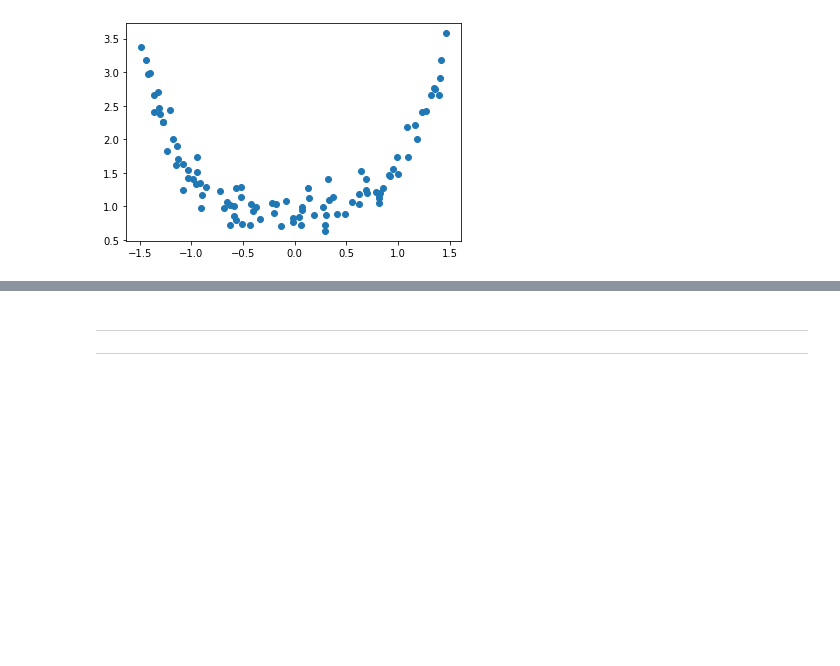
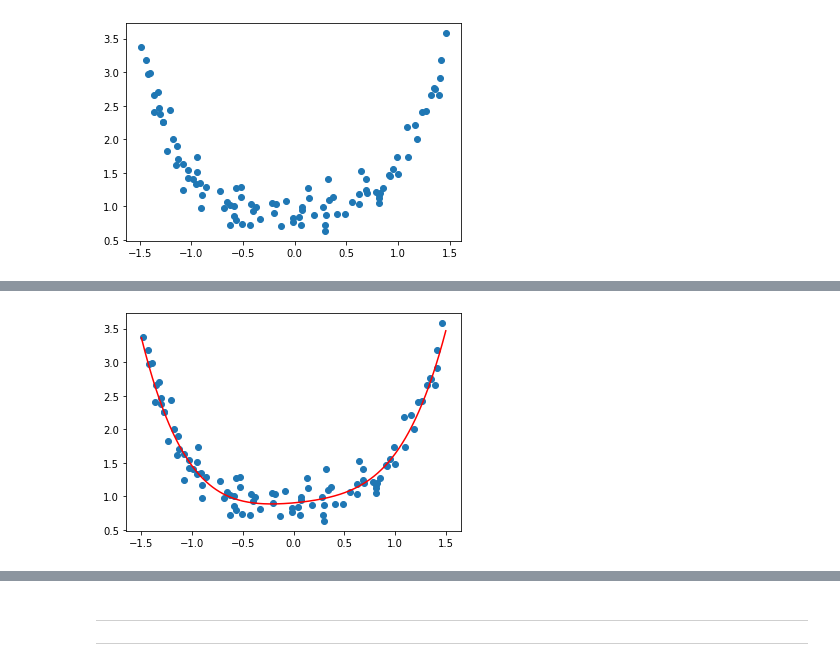
Before and after one commit to GabrielAsato/Curso_DS_Degree, a Jupyter notebook: Módulo 8 - Estatística II/Revisão do módulo de Estatística II (Pré ML).ipynb, the cells around one changed output, grey strips where cells are left out. Cells and saved outputs as stored; diff of their text form; code cells hidden in the pictures; blank space fills up the shorter version.

```diff
--- a/Módulo 8 - Estatística II/Revisão do módulo de Estatística II (Pré ML).ipynb
+++ b/Módulo 8 - Estatística II/Revisão do módulo de Estatística II (Pré ML).ipynb
@@ -1075,0 +1137,3 @@ array([[-0.37637964],
+# %%
+from sklearn.model_selection import train_test_split
+X_train4, X_test4, y_train, y_test = train_test_split(X_df, y, test_size = 0.3, random_state = 42)
@@ -1075,0 +1146,4 @@ array([[-0.37637964],
+# %%
+from sklearn.linear_model import LinearRegression
+reglin4 = LinearRegression().fit(X_train4, y_train)
+# Sendo as variáveis "lineares", ache o vetor de parâmetros, b
@@ -1075,0 +1166,18 @@ array([[-0.37637964],
+# %%
+X_4 = np.linspace(-1.5, 1.5, 1000)
+# %%
+# construa a função hipótese na mão ou utilize um loop 'for'
+y_pred4 = reglin4.intercept_ + reglin4.coef_[0]*X_4**1 + reglin4.coef_[1]*X_4**2 + reglin4.coef_[2]*X_4**3 + reglin4.coef_[3]*X_4**4
+# %%
+np.random.seed(42)
+N = 100
+X = np.random.uniform(-1.5, 1.5, N)
+b0, b1, b2, b3, b4 = 1, 0.1, 0, 0, 0.5
+y = b0 + b1*X + b2*(X**2) + b3*(X**3) + b4*(X**4) + np.random.normal(0, 0.2, N)
+plt.scatter(X, y)
+
+# Plote em cima dos dados originais
+plt.plot(X_4, y_pred4, color='red')
+plt.show()
+# %% [output]
+[figure, added]
```
Also changed, not shown: parts of 29 cells of this notebook, 23 other files.
